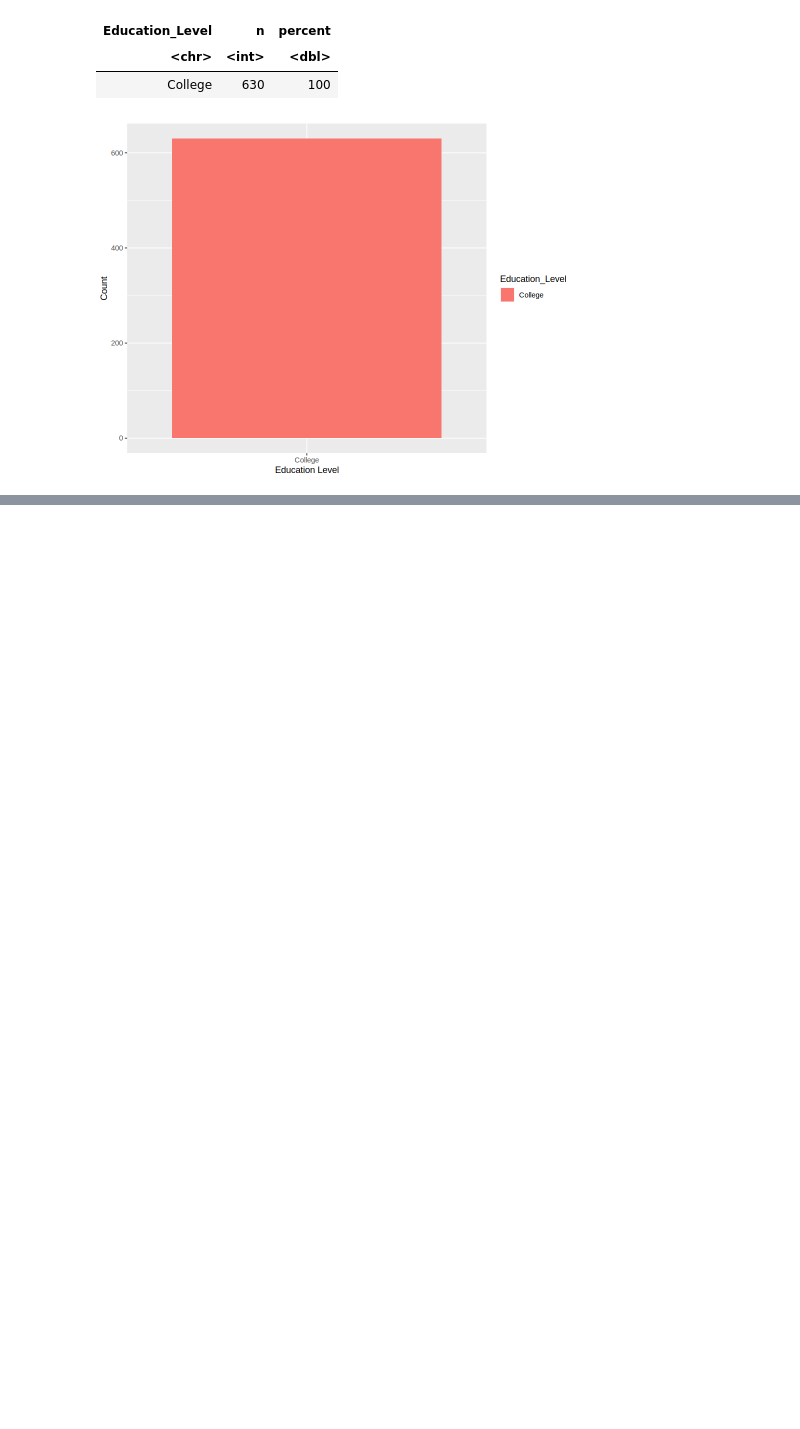
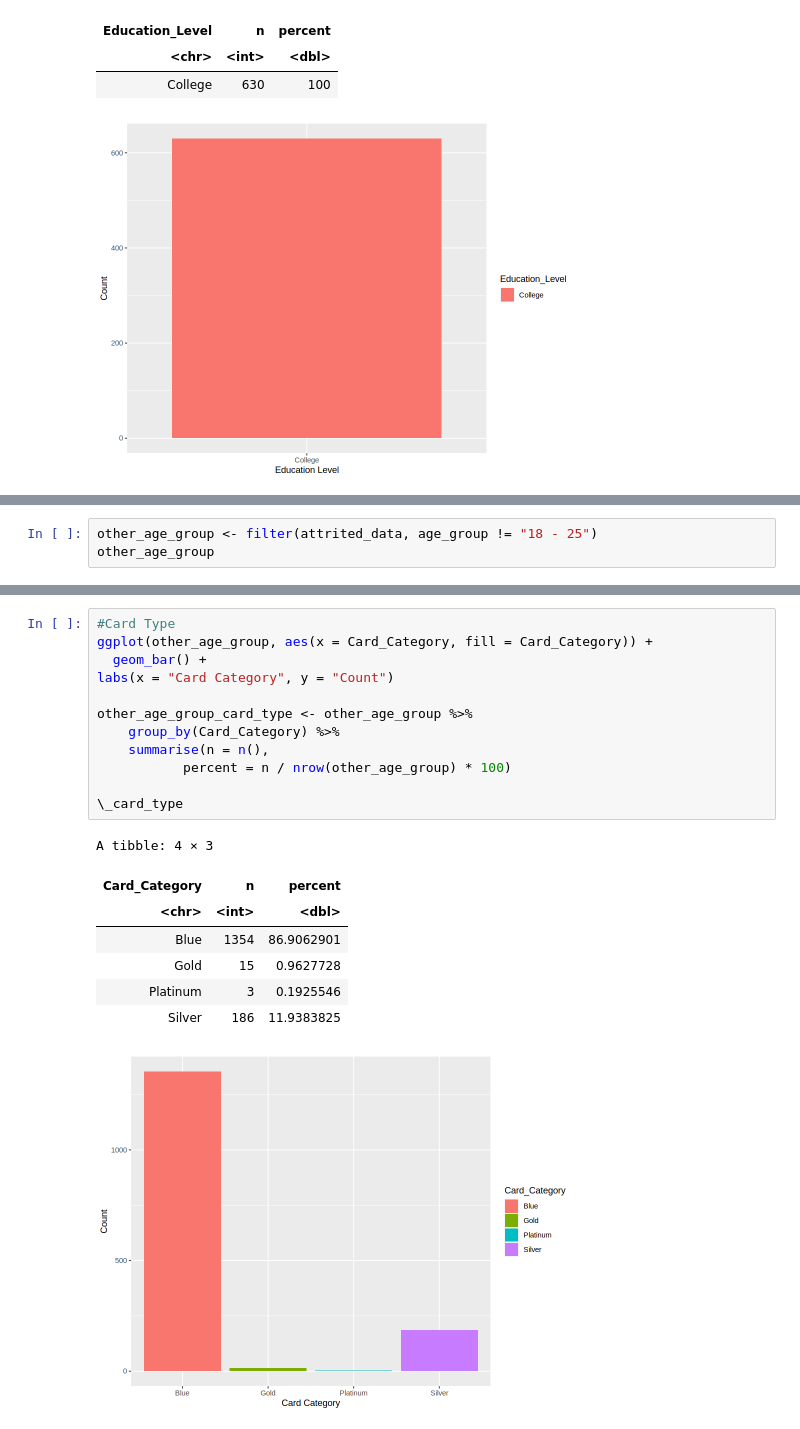
Before and after one commit to lanchiphamm/BOLT-Datathon, a Jupyter notebook: Untitled.ipynb, the cells around one changed output, grey strips where cells are left out. Drawn from its saved outputs; the diff is of its cells as text; blank space fills up the shorter version.

Commit message:
add more data and suggestion

```diff
--- a/Untitled.ipynb
+++ b/Untitled.ipynb
@@ -337,0 +354,3 @@ A tibble: 1 × 3
+# %%
+other_age_group <- filter(attrited_data, age_group != "18 - 25")
+other_age_group
@@ -337,0 +370,21 @@ A tibble: 1 × 3
+# %%
+#Card Type
+ggplot(other_age_group, aes(x = Card_Category, fill = Card_Category)) +
+  geom_bar() +
+labs(x = "Card Category", y = "Count")
+
+other_age_group_card_type <- other_age_group %>%
+    group_by(Card_Category) %>%
+    summarise(n = n(),
+           percent = n / nrow(other_age_group) * 100)
+
+\_card_type
+# %% [output]
+A tibble: 4 × 3
+| Card_Category | n | percent |
+| <chr> | <int> | <dbl> |
+| Blue | 1354 | 86.9062901 |
+| Gold | 15 | 0.9627728 |
+| Platinum | 3 | 0.1925546 |
+| Silver | 186 | 11.9383825 |
+[figure, added]
```
Also changed, not shown: parts of 9 cells of this notebook.
